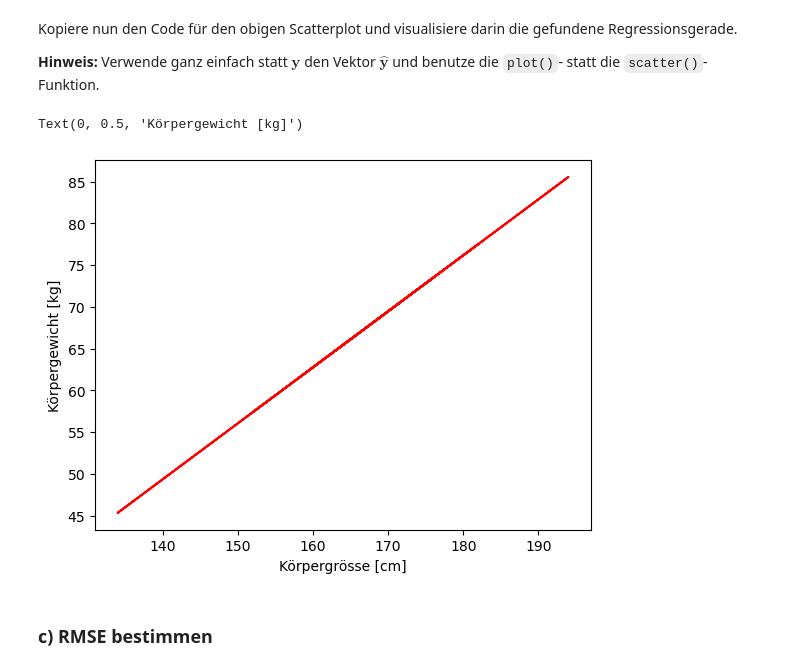
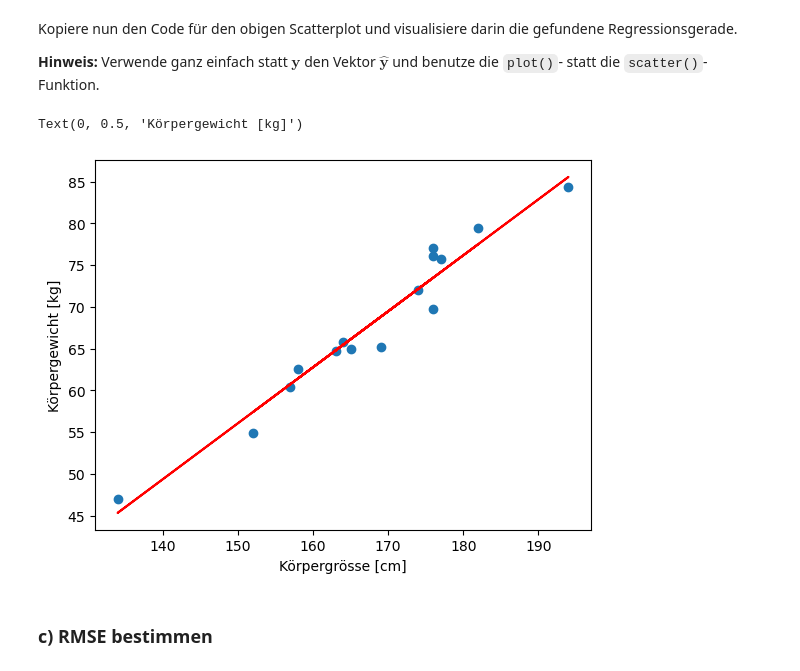
Before and after one commit to Tschoppsilas/ALA, a Jupyter notebook: MC/02_Minichallenge_Lineare_Regression.ipynb, the cells around one changed output. Cells and saved outputs as stored; diff of their text form; code cells hidden in the pictures.

```diff
--- a/MC/02_Minichallenge_Lineare_Regression.ipynb
+++ b/MC/02_Minichallenge_Lineare_Regression.ipynb
@@ -63,5 +63,8 @@ Nun bist du an der Reihe!
 Um die lineare Regression durchführen zu können, brauchen wir die Inputs in geeigneter Form. Erstelle dazu die Design-Matrix $X \in \mathbb{R}^{15\times2}$ und den Vektor $\mathbf{y} \in \mathbb{R}^{15}$, indem du geeignete Numpy-Befehle wie `np.hstack()` oder `.reshape()` benutzt.
 # %%
 # DEIN CODE
-X= np.hstack([(np.ones_like(x),x)]).T
+X= np.hstack([np.ones((x.shape[0],1)), x.reshape(-1,1)])
+X.shape
+y = y.reshape(-1,1)
+y.shape
 # %% [output]
@@ -81,6 +81,6 @@ $$
 die Parameter $\boldsymbol{\beta}$ der Regressionsgerade bestimmen. Gib diese anschliessend aus und interpretiere sie.
 # %%
 # DEIN CODE
-B = np.linalg.inv(X.T @ X)@X.T@y
-print(B)
+beta = np.linalg.inv(X.T @ X)@X.T@y
+print(beta)
 # %% [output]
@@ -89,5 +90,6 @@ print(B)
 Berechne mit dem gefundenen Regressionsparameter $\boldsymbol{\beta}$ auch die vorhergesagten Werte $\mathbf{\hat{y}}$. Falls du die dazu benötigte Formel nicht mehr auswändig weisst, schaue sie im Skript nach. **Hinweis:** $\mathbf{\hat{y}}$ hat natürlich die gleichen Dimensionen wie $\mathbf{y}$.
 # %%
 # DEIN CODE
-y_dach = X@B
+y_dach = X@beta
+print(y_dach)
 # %% [output]
@@ -103,11 +115,12 @@ Kopiere nun den Code für den obigen Scatterplot und visualisiere darin die gefu
 # %%
 # DEIN CODE
 plt.plot(x, y_dach, color='red')
+plt.scatter(x, y)
 plt.xlabel("Körpergrösse [cm]")
 plt.ylabel("Körpergewicht [kg]")
 # %% [output]
 Text(0, 0.5, 'Körpergewicht [kg]')
-[figure, old version]
+[figure, new version]
 # %% [markdown]
 ### c) RMSE bestimmen
 # %% [markdown]
```
Also changed, not shown: parts of 11 cells of this notebook.
